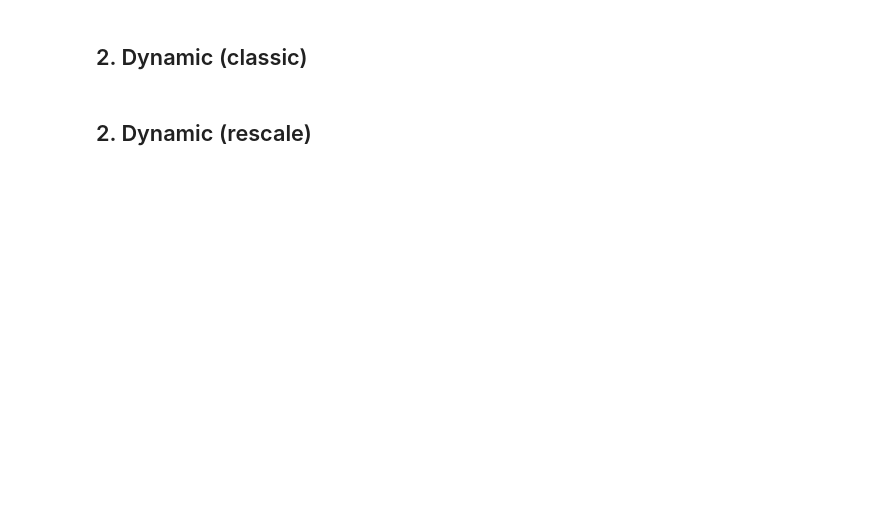
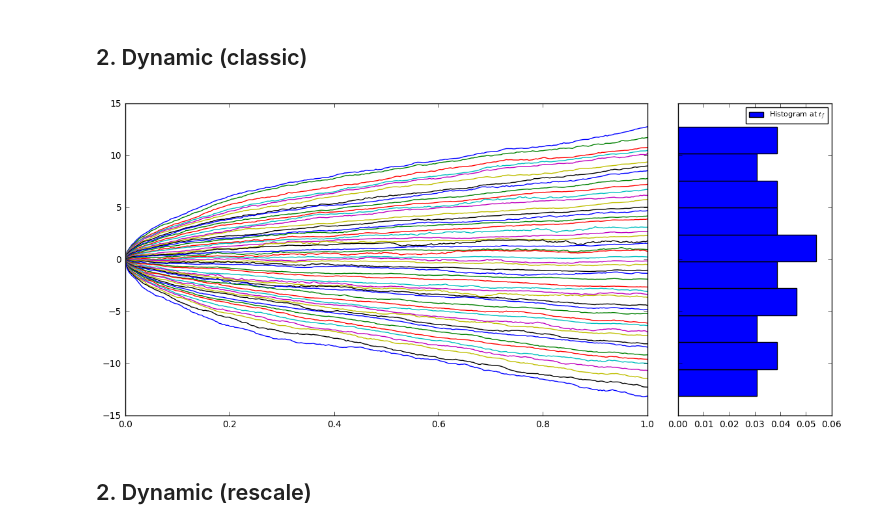
Before and after one commit to MinGao1314/dbm, a Jupyter notebook: beta_ensemble/beta_hermite_gaussian_ensembles.ipynb, the cells around one changed output. Drawn from its saved outputs; the diff is of its cells as text; code cells hidden in the pictures; blank space fills up the shorter version.

```diff
--- a/beta_ensemble/beta_hermite_gaussian_ensembles.ipynb
+++ b/beta_ensemble/beta_hermite_gaussian_ensembles.ipynb
@@ -86,7 +88,9 @@ class beta_hermite_dpp:
 # %%
 test_beta_hermite_dpp = beta_hermite_dpp(50, 300, 1, beta=2, rescaling=False)
 # %%
-#plot_traj_with_histo(test_beta_hermite_dpp, './plot/beta_dbm_histo.png')
+plot_traj_with_histo(test_beta_hermite_dpp, './plot/beta_dbm_histo.png')
+# %% [output]
+[figure, added]
 # %% [markdown]
 ## 2. Dynamic (rescale)
 # %%
```
Also changed, not shown: parts of 38 cells of this notebook, 2 other files.
